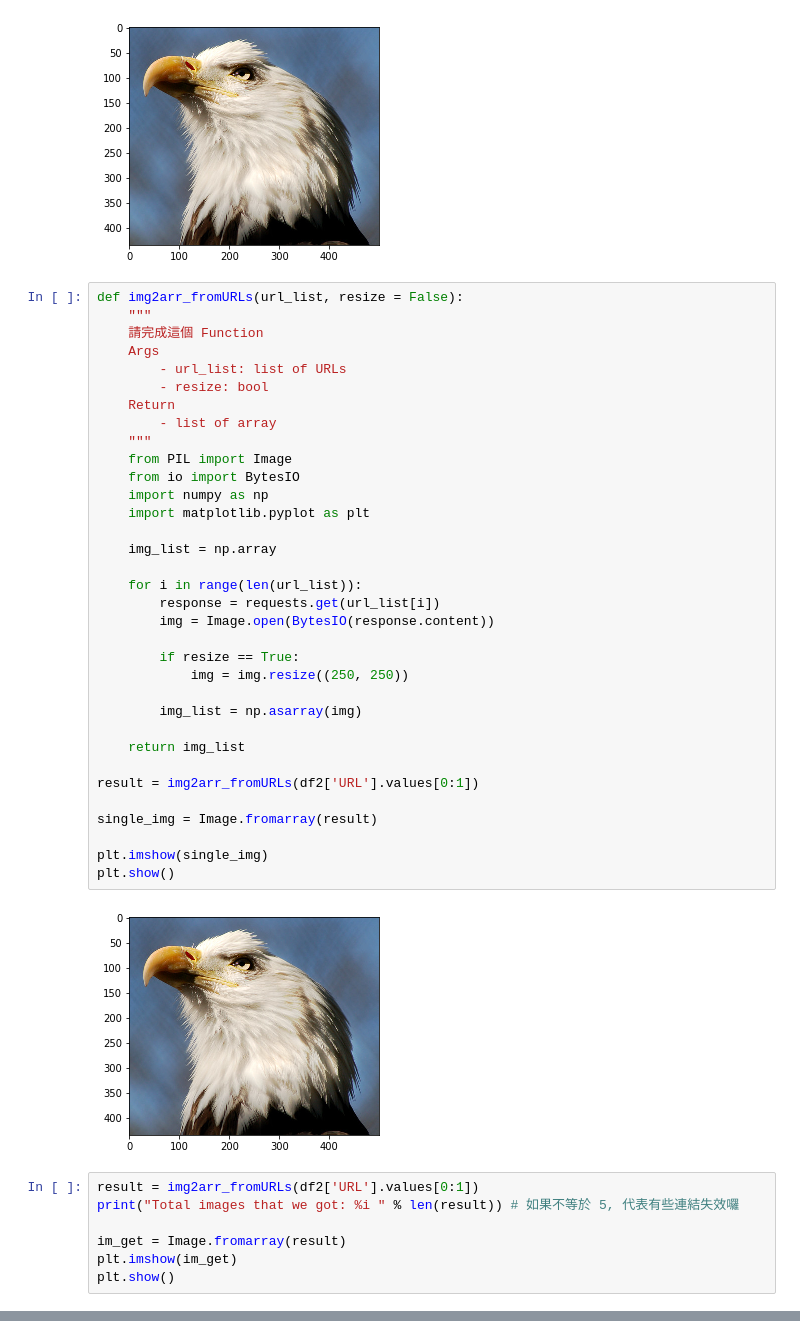
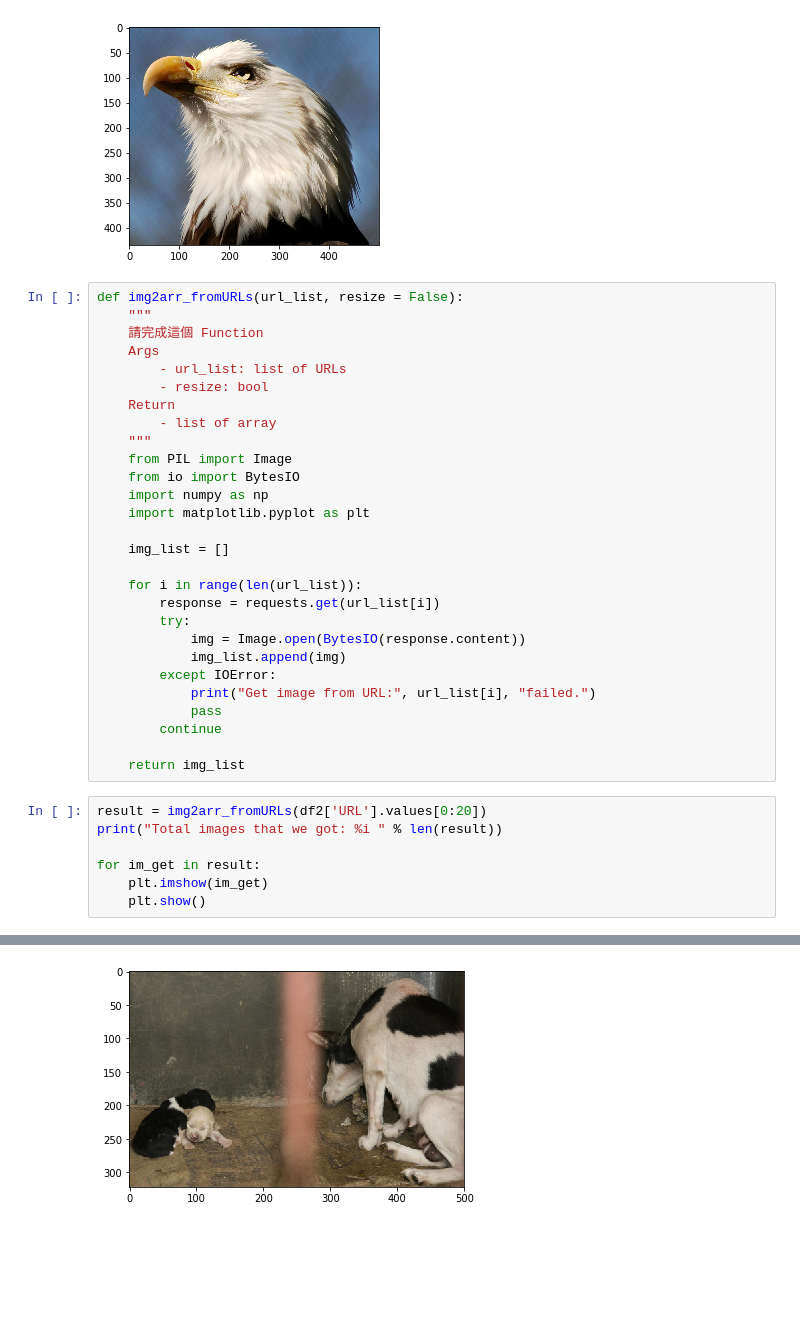
Before and after one commit to nilson280na/2nd-ML100Days, a Jupyter notebook: homework/Day_003-2_HW.ipynb, the cells around one changed output, grey strips where cells are left out. Drawn from its saved outputs; the diff is of its cells as text; blank space fills up the shorter version.

```diff
--- a/homework/Day_003-2_HW.ipynb
+++ b/homework/Day_003-2_HW.ipynb
@@ -121,32 +121,24 @@ def img2arr_fromURLs(url_list, resize = False):
     import numpy as np
     import matplotlib.pyplot as plt
 
-    img_list = np.array
+    img_list = []
 
     for i in range(len(url_list)):
         response = requests.get(url_list[i])
-        img = Image.open(BytesIO(response.content))
-
-        if resize == True:
-            img = img.resize((250, 250))
-
-        img_list = np.asarray(img)
+        try:
+            img = Image.open(BytesIO(response.content))
+            img_list.append(img)
+        except IOError:
+            print("Get image from URL:", url_list[i], "failed.")
+            pass
+        continue
 
     return img_list
-
-result = img2arr_fromURLs(df2['URL'].values[0:1])
-
-single_img = Image.fromarray(result)
-
-plt.imshow(single_img)
-plt.show()
-# %% [output]
-[figure, removed]
 # %%
-result = img2arr_fromURLs(df2['URL'].values[0:1])
-print("Total images that we got: %i " % len(result)) # 如果不等於 5, 代表有些連結失效囉
+result = img2arr_fromURLs(df2['URL'].values[0:20])
+print("Total images that we got: %i " % len(result))
 
-im_get = Image.fromarray(result)
-plt.imshow(im_get)
-plt.show()
+for im_get in result:
+    plt.imshow(im_get)
+    plt.show()
 # %% [output]
@@ -154 +154,2 @@ Total images that we got: 435
 [figure]
+[figure, added]
```
Also changed, not shown: parts of 1 cell of this notebook.
